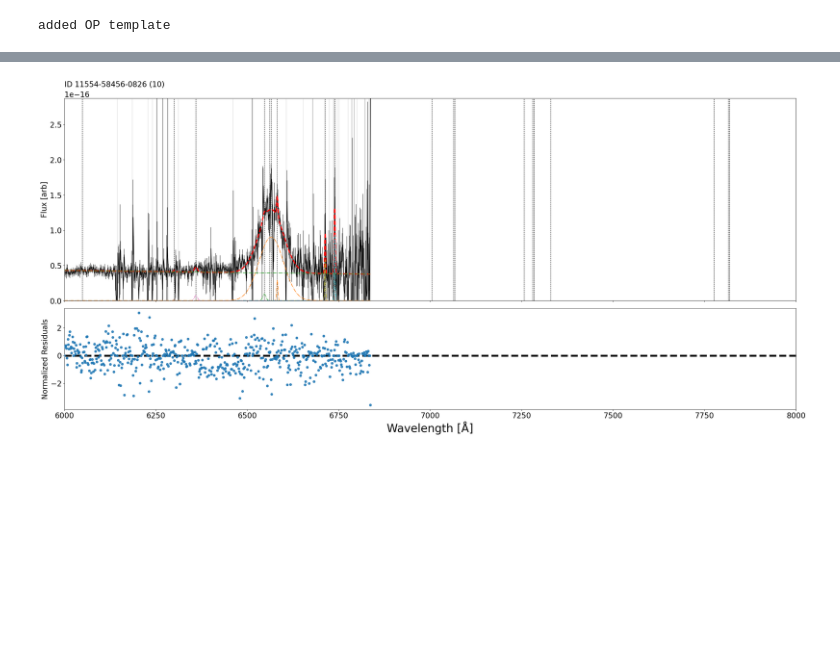
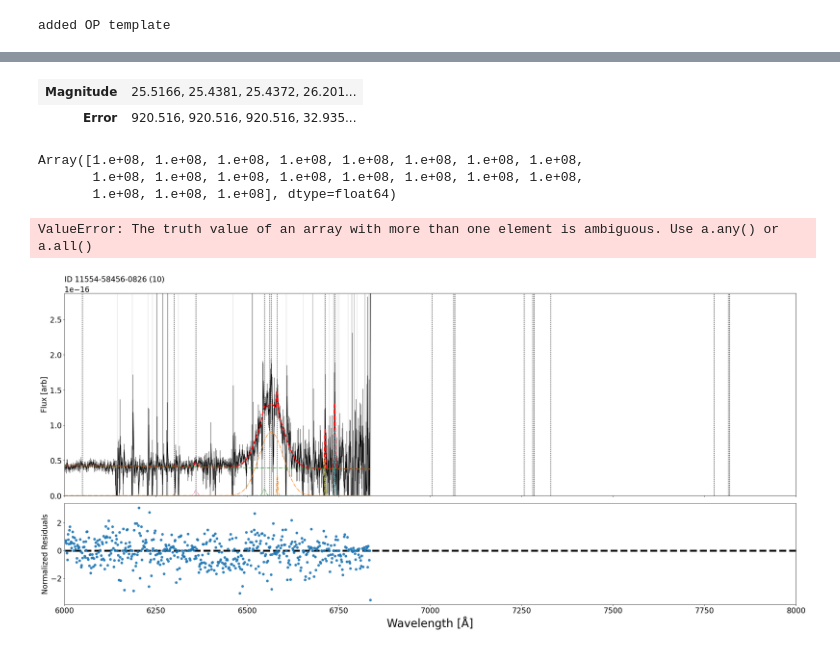
Before and after one commit to felavila/sheap, a Jupyter notebook: notebooks/test_dev/read_save_test.ipynb, the cells around one changed output, grey strips where cells are left out. Saved outputs shown, nothing was run; the diff lists cells and outputs as text; code cells hidden in the pictures; blank space fills up the shorter version.

```diff
--- a/notebooks/test_dev/read_save_test.ipynb
+++ b/notebooks/test_dev/read_save_test.ipynb
@@ -209,0 +562,4 @@ learning_rate: 0.01 num_steps: 1000 non_optimize_in_axis: 4
+# %%
+from auto_uncertainties import Uncertainty
+sigma=parameterestimation.sigma[0]
+sigma_u=parameterestimation.sigma_u[0]
@@ -210,3 +578,20 @@ learning_rate: 0.01 num_steps: 1000 non_optimize_in_axis: 4
+# %%
+Uncertainty(np.array(sigma),np.array(sigma_u))
+# %% [output]
+| Magnitude | 25.5166, 25.4381, 25.4372, 26.201... |
+| Error | 920.516, 920.516, 920.516, 32.935... |
+# %%
+jnp.nan_to_num(parameterestimation.sigma_u,nan=1e8)[-1]
+# %% [output]
+Array([1.e+08, 1.e+08, 1.e+08, 1.e+08, 1.e+08, 1.e+08, 1.e+08, 1.e+08,
+       1.e+08, 1.e+08, 1.e+08, 1.e+08, 1.e+08, 1.e+08, 1.e+08, 1.e+08,
+       1.e+08, 1.e+08, 1.e+08], dtype=float64)
+# %%
+norm_amplitude = Uncertainty(self.norm_amplitude, self.norm_amplitude_u)
+sigma = Uncertainty(self.sigma, self.sigma_u)
+flux =  jnp.sqrt(2. * jnp.pi) * norm_amplitude * sigma
+# %% [output]
+ValueError: The truth value of an array with more than one element is ambiguous. Use a.any() or a.all()
 # %%
 sp = SheapPlot(sheapclass)
 # %%
```
Also changed, not shown: parts of 46 cells of this notebook, 7 other files.
